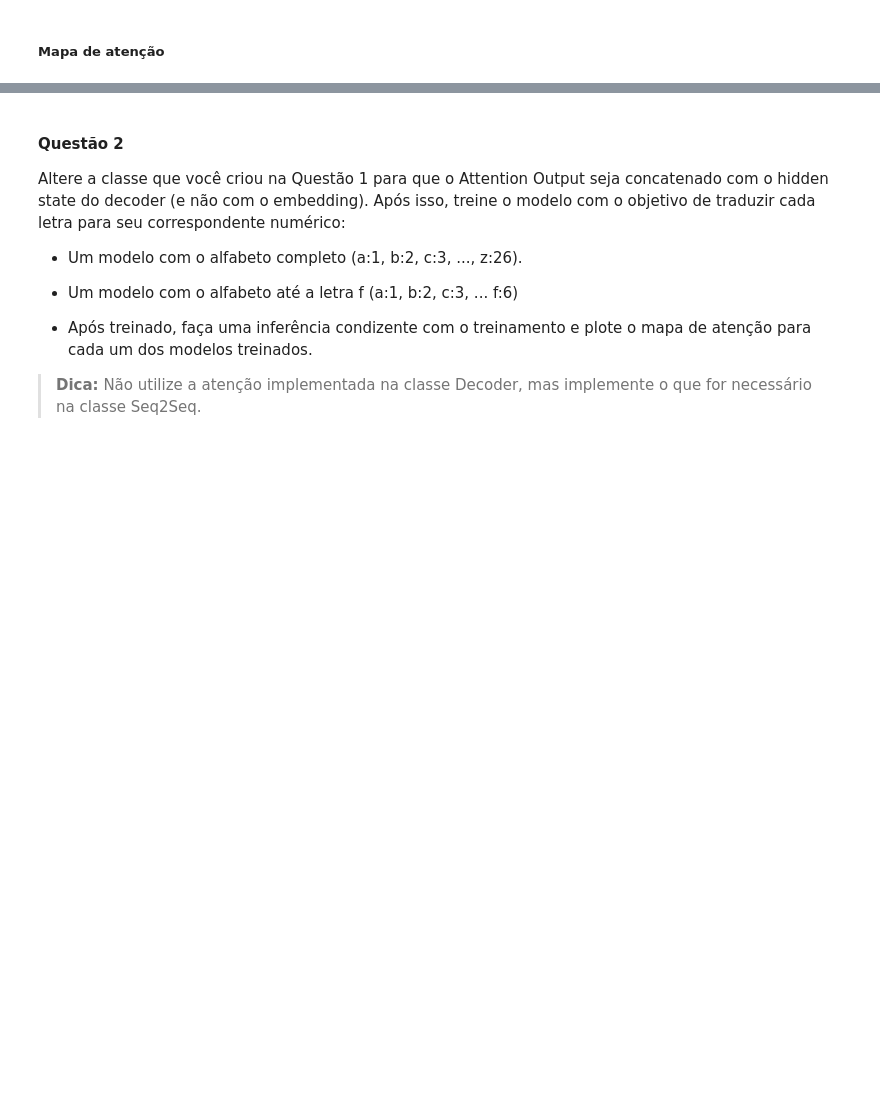
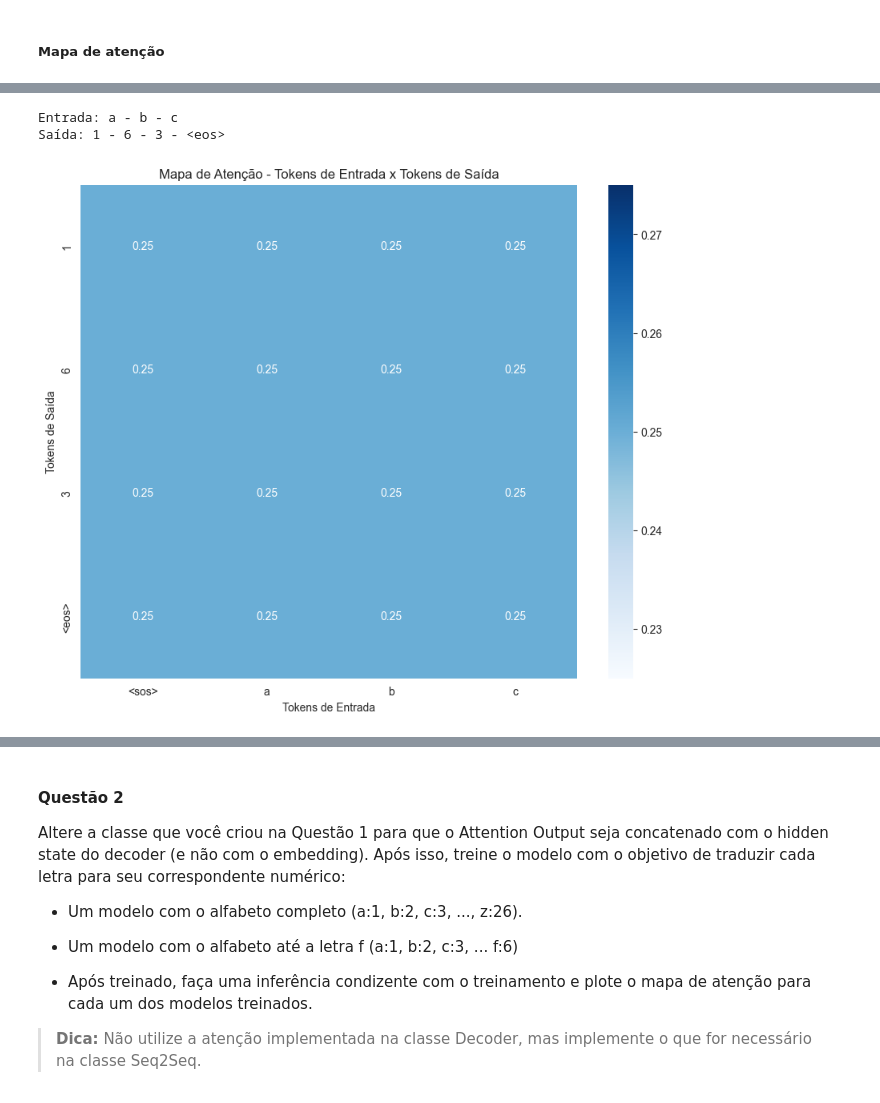
Before and after one commit to arturnovais/NLP-CLASS-2024, a Jupyter notebook: A2/MAIN.ipynb, the cells around one changed output, grey strips where cells are left out. Cells and saved outputs as stored; diff of their text form; code cells hidden in the pictures; blank space fills up the shorter version.

Commit message:
Adicionando atv seq2seq attention

```diff
--- a/A2/MAIN.ipynb
+++ b/A2/MAIN.ipynb
@@ -588,40 +800,34 @@ def plot_attention(model, tokenizer, input=["a", "b", "c"]):
             break
 
     print(f"Entrada: {' - '.join(input)}")
     print(f"Saída: {' - '.join([tokenizer.outputs_id2text(outputs_ids[i]) for i in range(len(outputs_ids))])}")
 
     num_output_tokens = len(outputs_ids)
     num_input_tokens = len(enc_inp)
 
     attention_matrix_np = np.stack([score.detach().numpy() for score in attention_matrix])
 
     attention_matrix_np = attention_matrix_np[:num_output_tokens, :num_input_tokens]
 
-
-    print("Input IDs:", enc_inp)
-    print("Input Tokens:", [tokenizer.vocab_input[i] for i in enc_inp])
-    print("Output IDs:", outputs_ids)
-    print("Output Tokens:", [tokenizer.outputs_id2text(i) for i in outputs_ids])
-
-    for i, attention_scores in enumerate(attention_matrix):
-        print(f"Attention scores for output token {i}: {attention_scores}")
-
-
     plt.figure(figsize=(10, 8))
     ax = sns.heatmap(
         attention_matrix_np,
         annot=True,
         cmap='Blues',
         xticklabels=[tokenizer.vocab_input[i] for i in enc_inp],
         yticklabels=[tokenizer.outputs_id2text(outputs_ids[i]) for i in range(len(outputs_ids))],
         cbar=True
     )
 
     plt.xlabel('Tokens de Entrada')
     plt.ylabel('Tokens de Saída')
     plt.title('Mapa de Atenção - Tokens de Entrada x Tokens de Saída')
 
     plt.show()
 
 
 plot_attention(model2, tokenizer, input=["a", "b", "c"])
+# %% [output]
+Entrada: a - b - c
+Saída: 1 - 6 - 3 - <eos>
+[figure, added]
```
Also changed, not shown: parts of 87 cells of this notebook.
